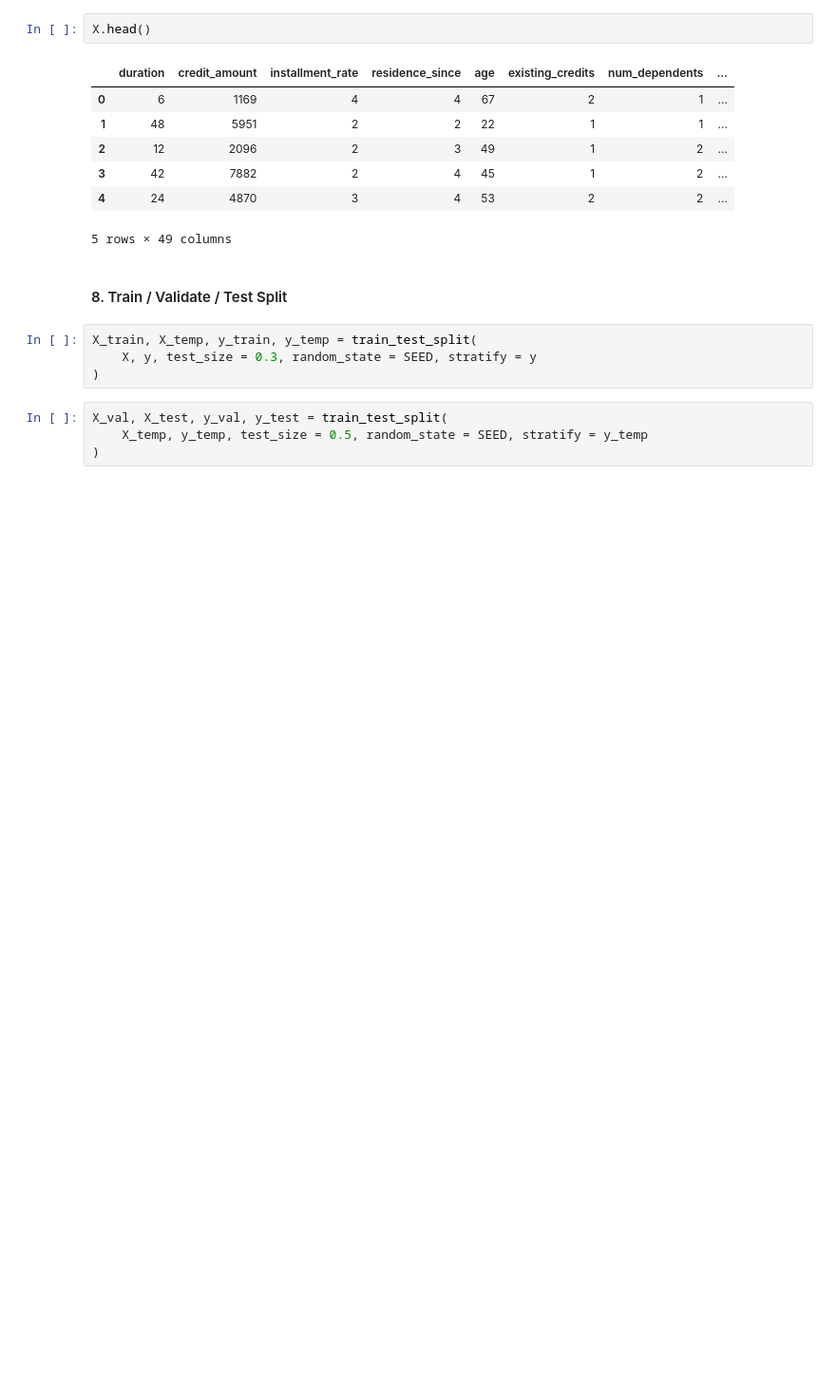
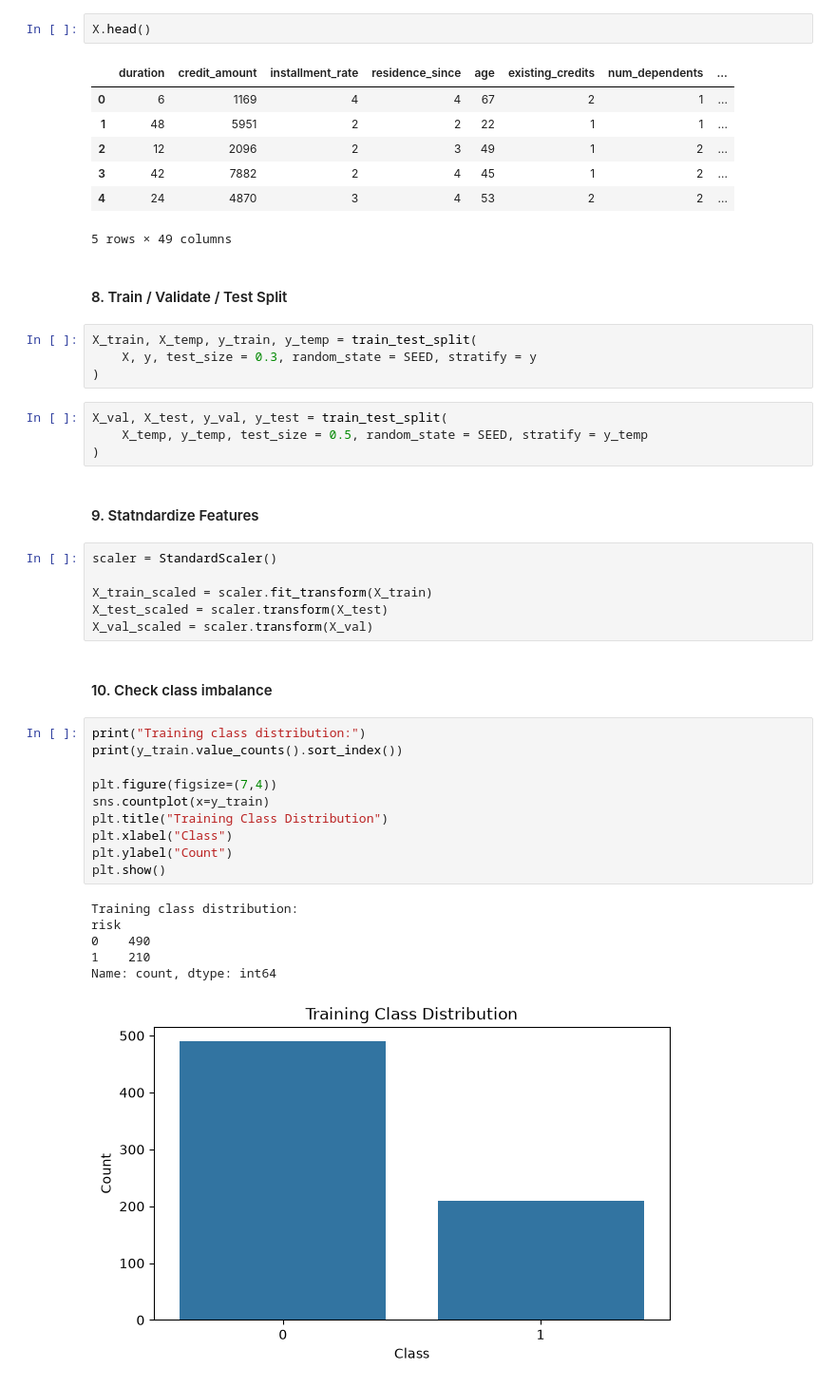
Before and after one commit to seelneas/credit_risk_ann, a Jupyter notebook: credit_risk_ann.ipynb, the cells around one changed output. Shown at 95% size. Saved outputs shown, nothing was run; the diff lists cells and outputs as text; blank space fills up the shorter version.

Commit message:
feat: standarize features, build and train ann

```diff
--- a/credit_risk_ann.ipynb
+++ b/credit_risk_ann.ipynb
@@ -255,3 +247,30 @@ X_train, X_temp, y_train, y_temp = train_test_split(
 X_val, X_test, y_val, y_test = train_test_split(
     X_temp, y_temp, test_size = 0.5, random_state = SEED, stratify = y_temp
 )
+# %% [markdown]
+#### 9. Statndardize Features
+# %%
+scaler = StandardScaler()
+
+X_train_scaled = scaler.fit_transform(X_train)
+X_test_scaled = scaler.transform(X_test)
+X_val_scaled = scaler.transform(X_val)
+# %% [markdown]
+#### 10. Check class imbalance
+# %%
+print("Training class distribution:")
+print(y_train.value_counts().sort_index())
+
+plt.figure(figsize=(7,4))
+sns.countplot(x=y_train)
+plt.title("Training Class Distribution")
+plt.xlabel("Class")
+plt.ylabel("Count")
+plt.show()
+# %% [output]
+Training class distribution:
+risk
+0    490
+1    210
+Name: count, dtype: int64
+[figure, added]
```
Also changed, not shown: parts of 9 cells of this notebook.
